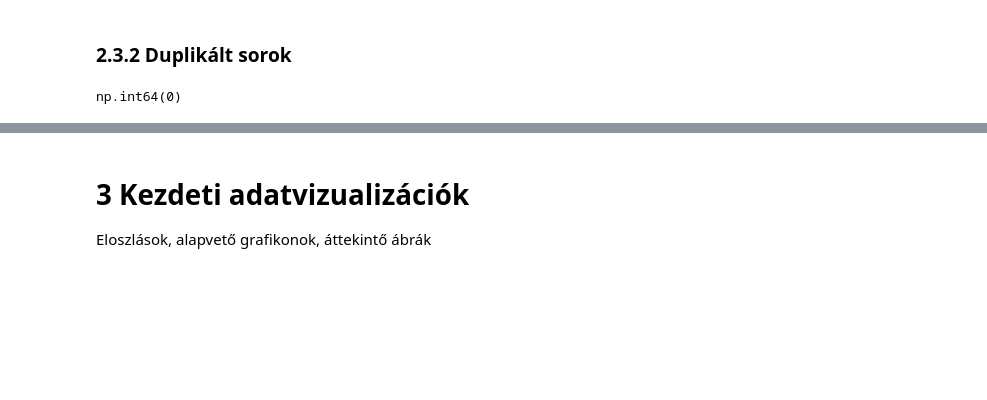
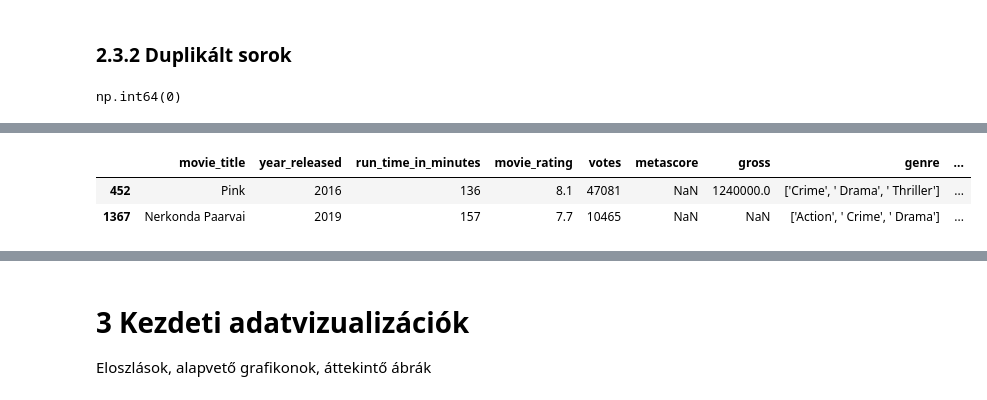
Before and after one commit to gutbrot/dataS, a Jupyter notebook: hw/EDA.ipynb, the cells around one changed output, grey strips where cells are left out. Drawn from its saved outputs; the diff is of its cells as text; code cells hidden in the pictures; blank space fills up the shorter version.

```diff
--- a/hw/EDA.ipynb
+++ b/hw/EDA.ipynb
@@ -162,0 +311,6 @@ np.int64(0)
+# %%
+df.iloc[[452,1367]]
+# %% [output]
+|  | movie_title | year_released | run_time_in_minutes | movie_rating | votes | metascore | gross | genre | ... |
+| 452 | Pink | 2016 | 136 | 8.1 | 47081 | NaN | 1240000.0 | ['Crime', ' Drama', ' Thriller'] | ... |
+| 1367 | Nerkonda Paarvai | 2019 | 157 | 7.7 | 10465 | NaN | NaN | ['Action', ' Crime', ' Drama'] | ... |
```
Also changed, not shown: parts of 35 cells of this notebook.
